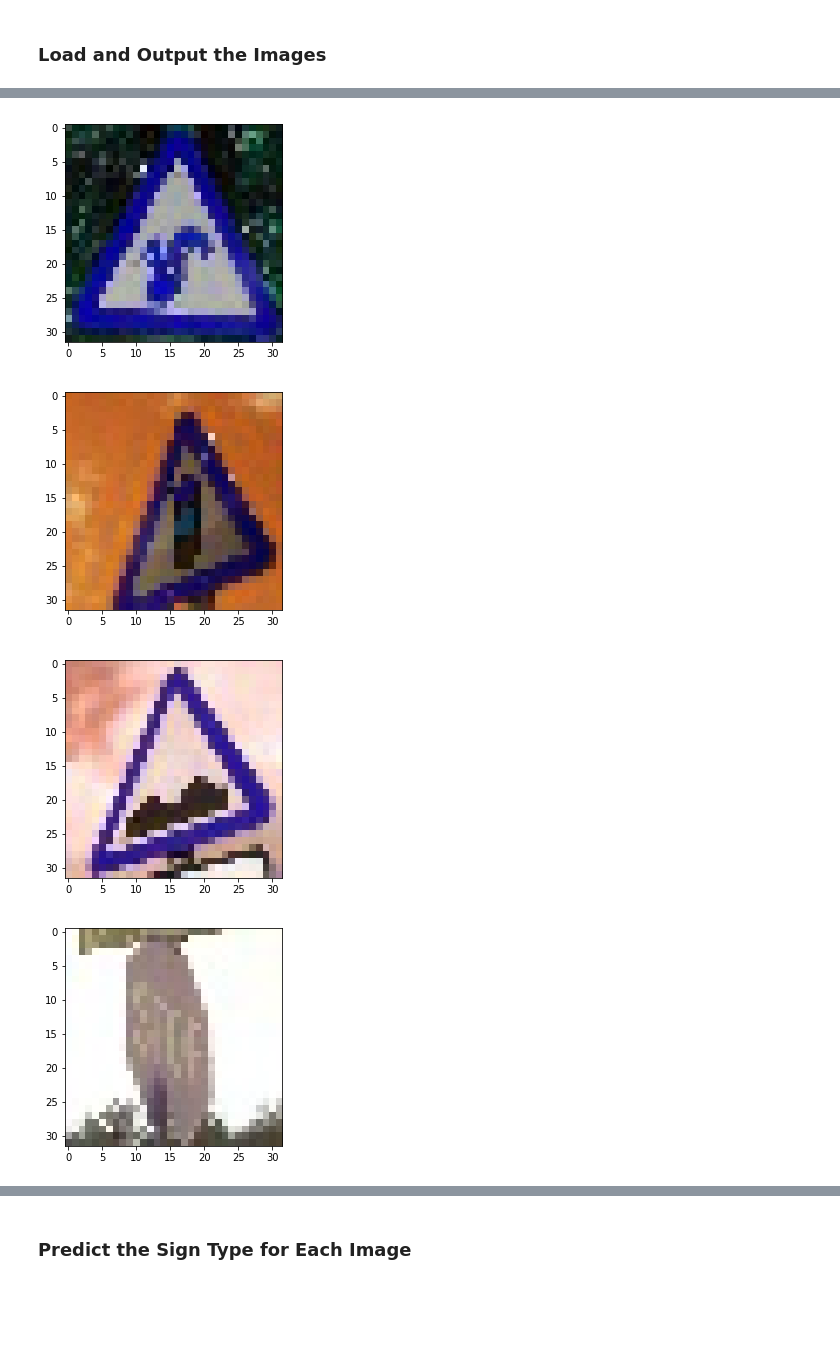
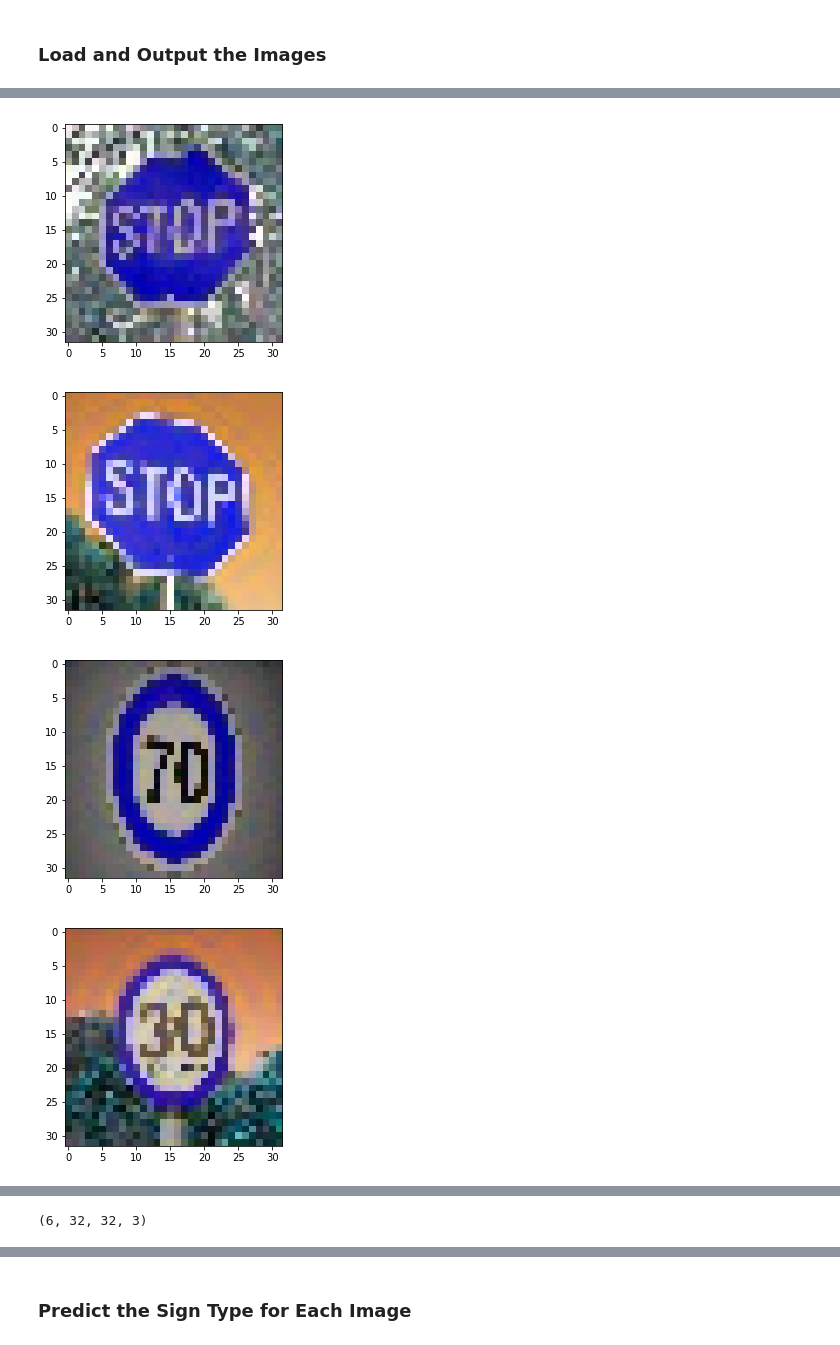
Before and after one commit to aneesh-joshi/Traffic_Signs_Classifier, a Jupyter notebook: Traffic_Sign_Classifier.ipynb, the cells around one changed output, grey strips where cells are left out. Drawn from its saved outputs; the diff is of its cells as text; code cells hidden in the pictures; blank space fills up the shorter version.

```diff
--- a/Traffic_Sign_Classifier.ipynb
+++ b/Traffic_Sign_Classifier.ipynb
@@ -232,7 +268,8 @@ def evaluate(X_data, y_data):
     sess = tf.get_default_session()
     for offset in range(0, num_examples, BATCH_SIZE):
         batch_x, batch_y = X_data[offset:offset+BATCH_SIZE], y_data[offset:offset+BATCH_SIZE]
-        accuracy = sess.run(accuracy_operation, feed_dict={x: batch_x, y: batch_y, keep_prob: 1})
+        batch_x = batch_x / 255
+        accuracy = sess.run(accuracy_operation, feed_dict={x: batch_x, y: batch_y ,keep_prob_conv:1, keep_prob:1})
         total_accuracy += (accuracy * len(batch_x))
     return total_accuracy / num_examples
 # %% [markdown]
@@ -246,3 +286,28 @@ sets imply underfitting. A high accuracy on the training set but low accuracy on
 ### Once a final model architecture is selected,
 ### the accuracy on the test set should be calculated and reported as well.
 ### Feel free to use as many code cells as needed.
+
+with tf.Session() as sess:
+    sess.run(tf.global_variables_initializer())
+    num_examples = len(X_train)
+
+    saver.restore(sess, './tfc')
+
+
+    print("Training...")
+    print()
+    for i in range(EPOCHS):
+        X_train, y_train = shuffle(X_train, y_train)
+        for offset in range(0, num_examples, BATCH_SIZE):
+            end = offset + BATCH_SIZE
+            batch_x, batch_y = X_train[offset:end], y_train[offset:end]
+            batch_x = batch_x / 255
+            sess.run(training_operation, feed_dict={x: batch_x, y: batch_y, keep_prob_conv:0.6, keep_prob:0.5, learning_rate:0.00001})
+
+        validation_accuracy = evaluate(X_validation, y_validation)
+        print("EPOCH {} ...".format(i+1))
+        print("Validation Accuracy = {:.3f}".format(validation_accuracy))
+        print()
+
+    saver.save(sess, './tfc')
+    print("Model saved")
@@ -316,18 +351,13 @@ You may find `signnames.csv` useful as it contains mappings from the class id (i
 # %%
 ### Load the images and plot them here.
 ### Feel free to use as many code cells as needed.
-from IPython.display import Image, display
-import os
 import cv2
 
-images = []
-
-import matplotlib.pyplot as plt
-# Visualizations will be shown in the notebook.
-%matplotlib inline
-
-for img in os.listdir('../test_images/'):
-    plt.imshow(cv2.imread('../test_images/' + img))
-    images.append(cv2.imread('../test_images/' + img))
+test_images = []
+num_images = 6
+for i in range(num_images):
+    img = cv2.imread('tew' + str(i) + '.jpg')
+    plt.imshow(img)
     plt.show()
+    test_images.append(img)
 # %% [output]
@@ -335,4 +365,4 @@ for img in os.listdir('../test_images/'):
-[figure, old version]
+[figure, new version]
-[figure, old version]
+[figure, new version]
-[figure, old version]
+[figure, new version]
-[figure, old version]
+[figure, new version]
@@ -338,0 +372,4 @@ for img in os.listdir('../test_images/'):
+# %%
+test_images.shape
+# %% [output]
+(6, 32, 32, 3)
```
Also changed, not shown: parts of 42 cells of this notebook, 19 other files.
